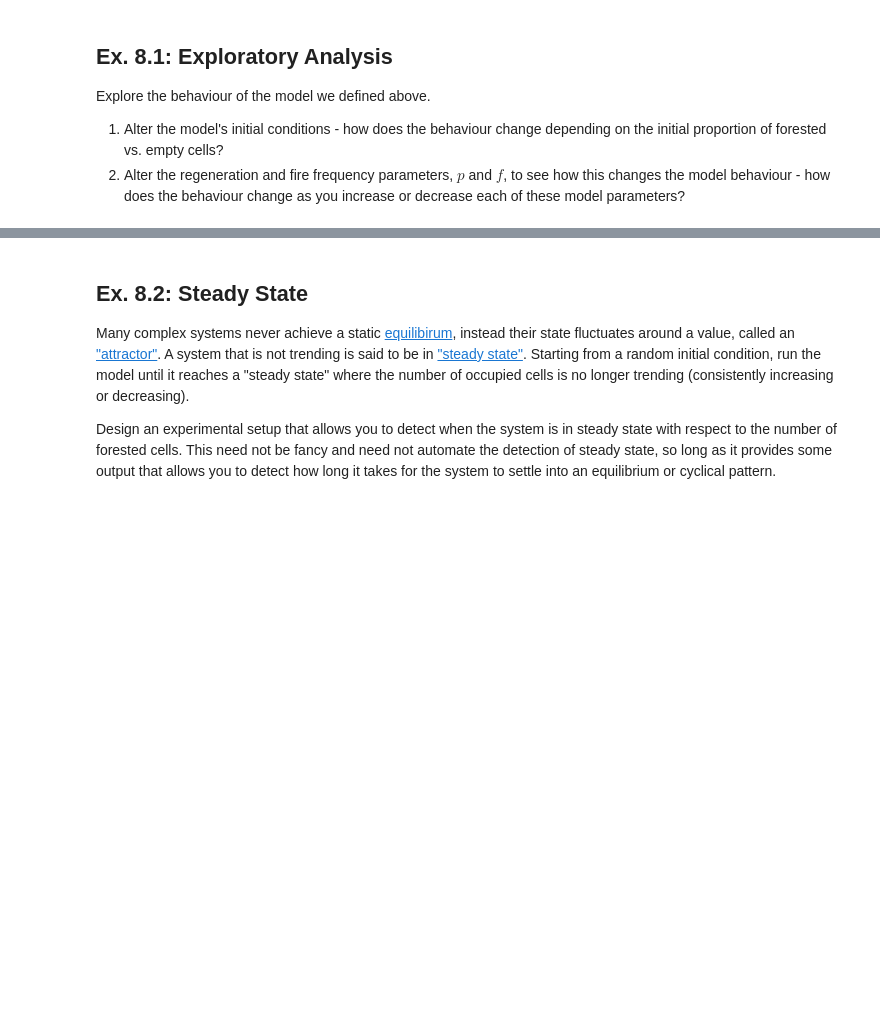
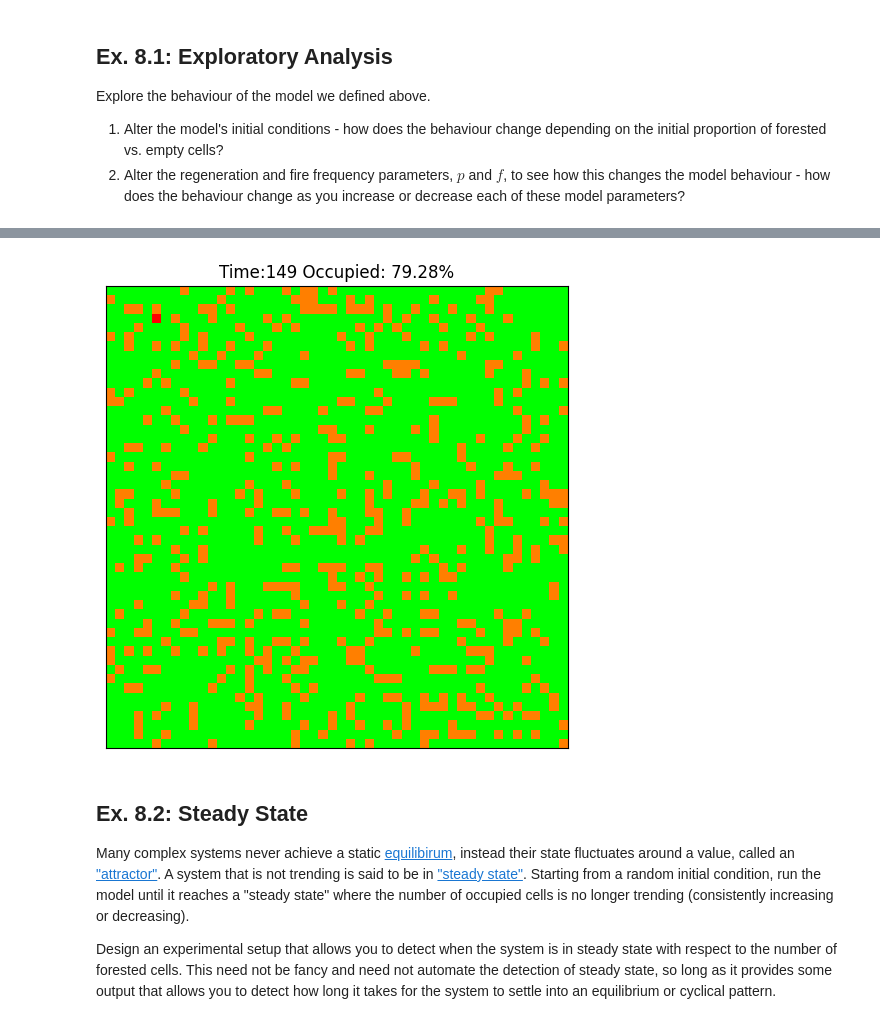
Before and after one commit to nikag2006/cap-comp215, a Jupyter notebook: labs/lab07-10-fire.ipynb, the cells around one changed output, grey strips where cells are left out. Cells and saved outputs as stored; diff of their text form; code cells hidden in the pictures; blank space fills up the shorter version.

```diff
--- a/labs/lab07-10-fire.ipynb
+++ b/labs/lab07-10-fire.ipynb
@@ -299,3 +296,9 @@ anim_low_f.animate()
+# %%
+model_low_f = ForestFire(n=50, p=0.01, f=0.0005, q=0.2)
+anim_low_f = Animation2D(model_low_f, frames=150, steps_per_frame=1, figsize=(6, 6))
+anim_low_f.animate()
+# %% [output]
+[figure, added]
 # %% [markdown]
 ## Ex. 8.2: Steady State
 Many complex systems never achieve a static [equilibirum](https://en.wikipedia.org/wiki/Mechanical_equilibrium), instead their state fluctuates around a value, called an ["attractor"](https://en.wikipedia.org/wiki/Attractor).  A system that is not trending is said to be in ["steady state"](https://en.wikipedia.org/wiki/Steady_state).
```
Also changed, not shown: parts of 5 cells of this notebook.
